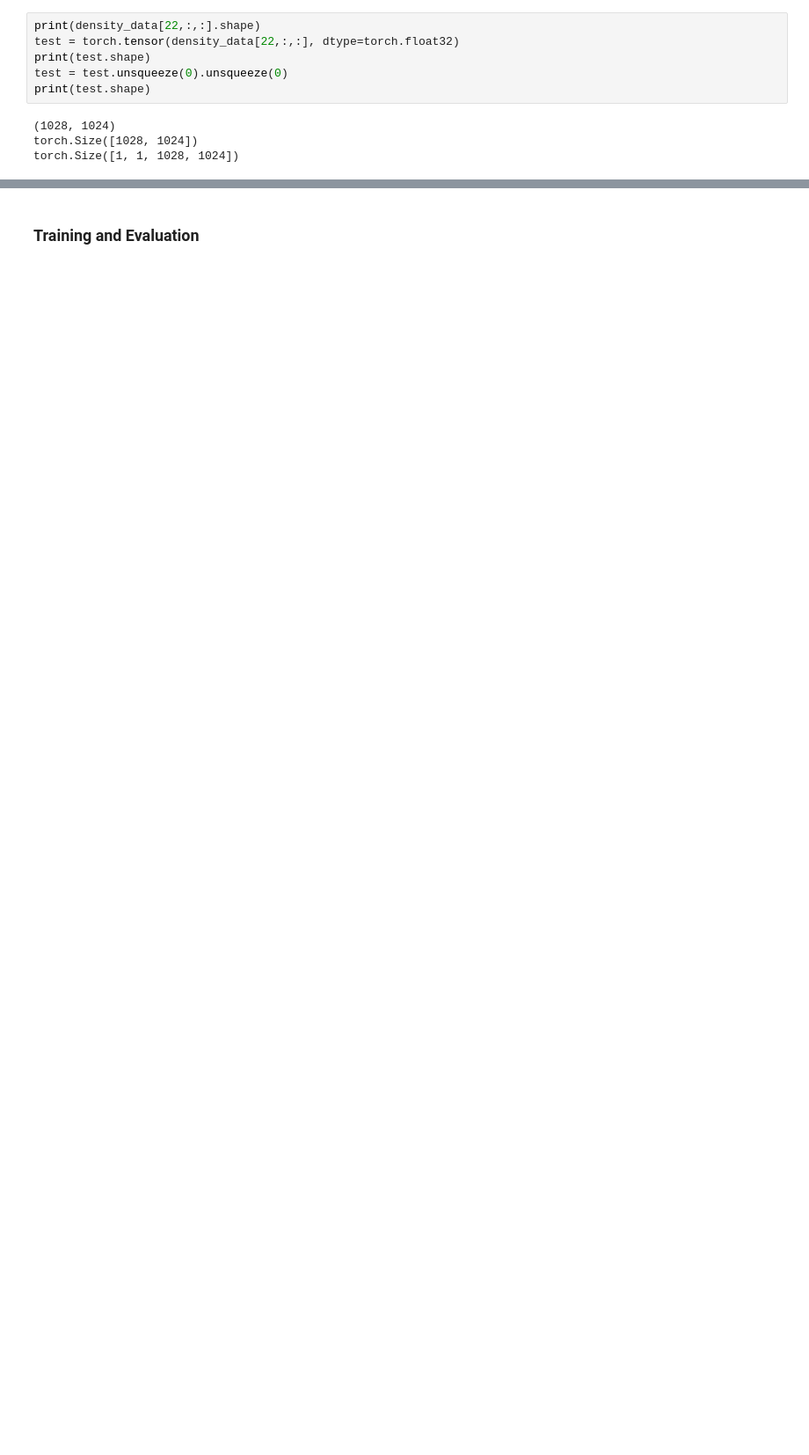
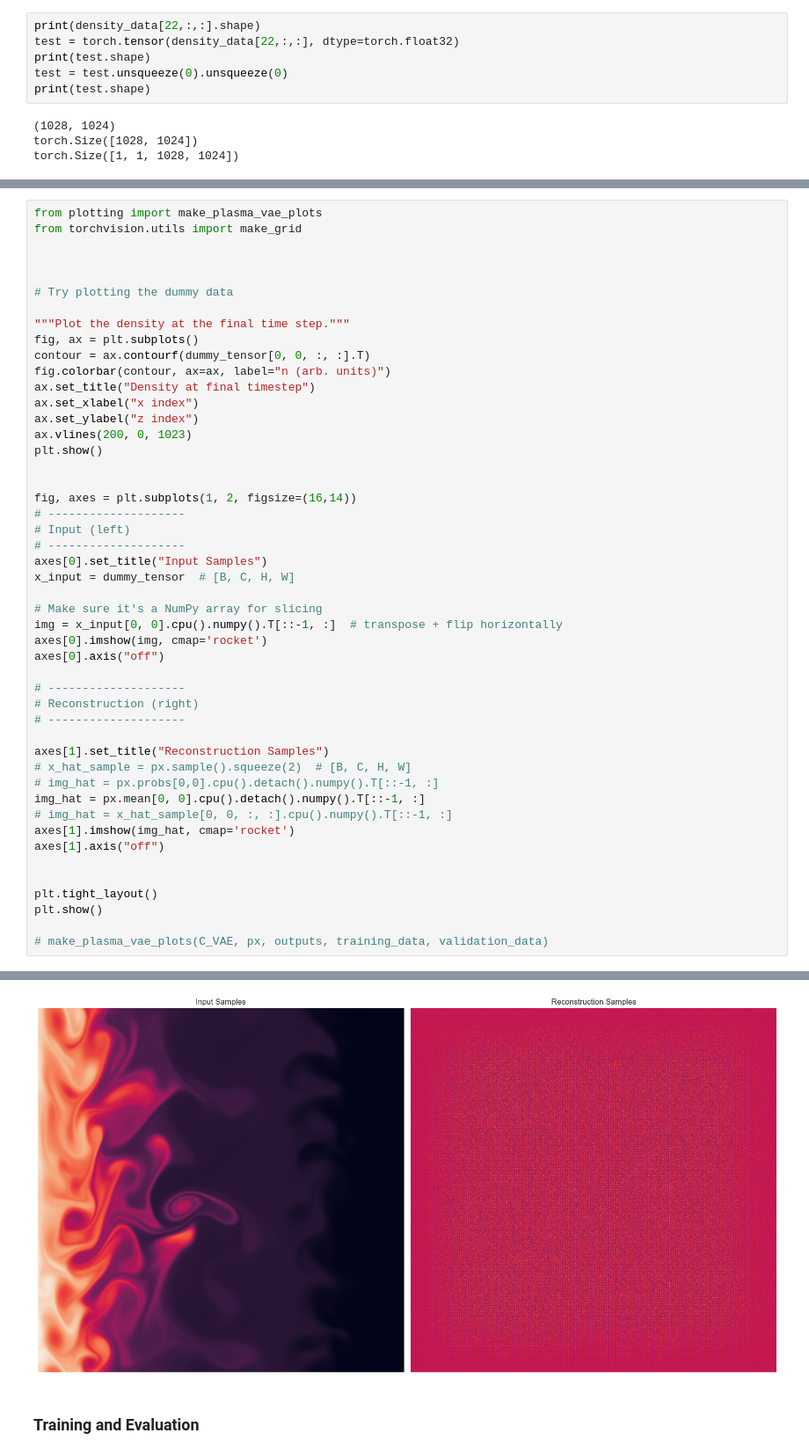
Before and after one commit to raco98/02456_Deep_Learning, a Jupyter notebook: scratch.ipynb, the cells around one changed output, grey strips where cells are left out. Shown at 88% size. Saved outputs shown, nothing was run; the diff lists cells and outputs as text; blank space fills up the shorter version.

Commit message:
tilføjet normalfordeling til output af VAE same andre ting

```diff
--- a/scratch.ipynb
+++ b/scratch.ipynb
@@ -457,0 +438,49 @@ plt.show()
+# %%
+from plotting import make_plasma_vae_plots
+from torchvision.utils import make_grid
+
+
+
+# Try plotting the dummy data
+
+"""Plot the density at the final time step."""
+fig, ax = plt.subplots()
+contour = ax.contourf(dummy_tensor[0, 0, :, :].T)
+fig.colorbar(contour, ax=ax, label="n (arb. units)")
+ax.set_title("Density at final timestep")
+ax.set_xlabel("x index")
+ax.set_ylabel("z index")
+ax.vlines(200, 0, 1023)
+plt.show()
+
+
+fig, axes = plt.subplots(1, 2, figsize=(16,14))
+# --------------------
+# Input (left)
+# --------------------
+axes[0].set_title("Input Samples")
+x_input = dummy_tensor  # [B, C, H, W]
+
+# Make sure it's a NumPy array for slicing
+img = x_input[0, 0].cpu().numpy().T[::-1, :]  # transpose + flip horizontally
+axes[0].imshow(img, cmap='rocket')
+axes[0].axis("off")
+
+# --------------------
+# Reconstruction (right)
+# --------------------
+
+axes[1].set_title("Reconstruction Samples")
+# x_hat_sample = px.sample().squeeze(2)  # [B, C, H, W]
+# img_hat = px.probs[0,0].cpu().detach().numpy().T[::-1, :]
+img_hat = px.mean[0, 0].cpu().detach().numpy().T[::-1, :]
+# img_hat = x_hat_sample[0, 0, :, :].cpu().numpy().T[::-1, :]
+axes[1].imshow(img_hat, cmap='rocket')
+axes[1].axis("off")
+
+
+plt.tight_layout()
+plt.show()
+
+# make_plasma_vae_plots(C_VAE, px, outputs, training_data, validation_data)
+# %% [output]
@@ -458,3 +490,4 @@ plt.show()
+[figure, added]
 # %% [markdown]
 ### Training and Evaluation
 # %%
```
Also changed, not shown: parts of 13 cells of this notebook, 1 other file.
